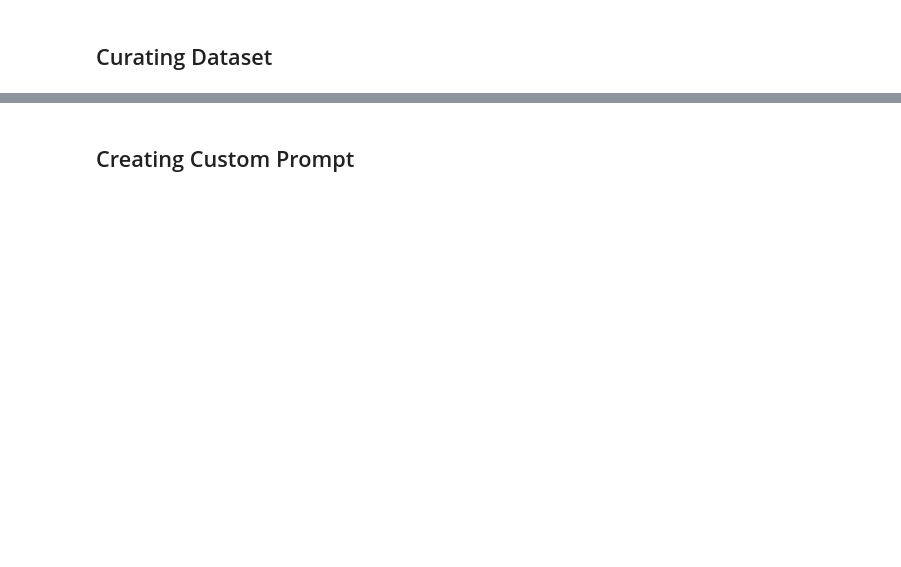
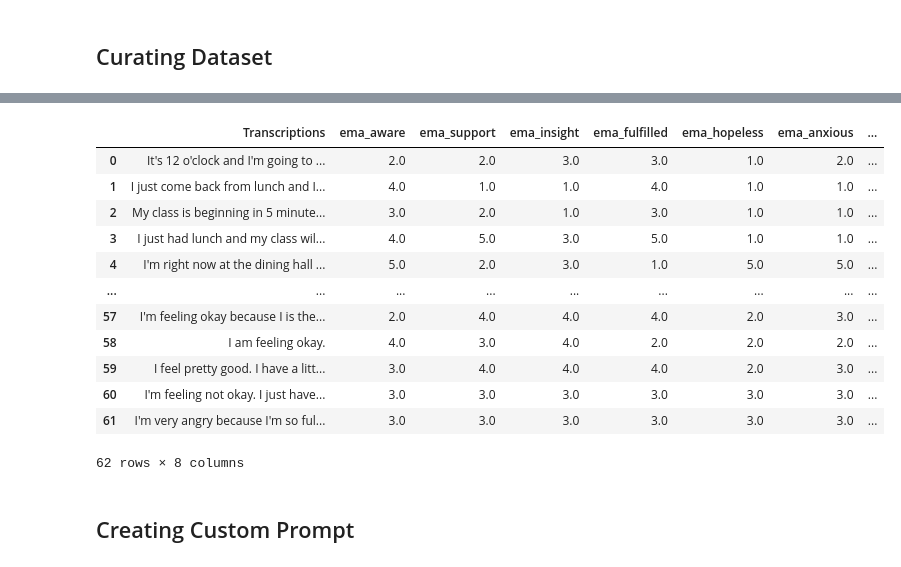
Before and after one commit to Yogesh914/cv-model-exploration, a Jupyter notebook: gemma_eval.ipynb, the cells around one changed output, grey strips where cells are left out. Saved outputs shown, nothing was run; the diff lists cells and outputs as text; code cells hidden in the pictures; blank space fills up the shorter version.

```diff
--- a/gemma_eval.ipynb
+++ b/gemma_eval.ipynb
@@ -193,10 +194,14 @@ df_transcriptions.to_csv('/content/drive/MyDrive/data/transcriptions.csv')
 # %% [markdown]
 ## Curating Dataset
 # %%
-ema_survey = pd.read_csv(os.path.join("/content/drive/MyDrive/data/emogo_full_study.csv"))
-filtered_columns = ['ema_aware', 'ema_support', 'ema_insight', 'ema_fulfilled', 'ema_hopeless', 'ema_anxious', 'Trigger.Index']
-df_filtered = ema_survey[filtered_columns]
+ema_survey = pd.read_csv(os.path.join("/content/drive/MyDrive/data/emo.csv"))
+df_filtered = ema_survey[ema_survey['webscreen_id'].isin([])]
+df_filtered = df_filtered[df_filtered['Trigger.Name']=="SCHEDULED EMA Trigger"]
 
-df_final = df_filtered[ema_survey['User.Email'] == '']
-df_final = df_final.dropna()
+filtered_columns = ['ema_aware', 'ema_support', 'ema_insight', 'ema_fulfilled', 'ema_hopeless', 'ema_anxious', 'webscreen_id']
+df_filtered = df_filtered[filtered_columns]
+
+
+df_final = df_filtered.dropna()
+df_final.sort_values(by='webscreen_id', inplace=True)
 df_final.reset_index(drop=True, inplace=True)
@@ -203,7 +224,21 @@ df_final.reset_index(drop=True, inplace=True)
 # %%
-merge = pd.concat([df_captions, df_final], axis=1)
-merge.to_csv(os.path.join("/content/drive/MyDrive/Colab Notebooks/data/merged_captions.csv"), index=False)
+merge = pd.concat([df_transcriptions, df_final], axis=1)
+merge.to_csv(os.path.join("/content/drive/MyDrive/data/merged_transcriptions.csv"), index=False)
 merge
+# %% [output]
+|  | Transcriptions | ema_aware | ema_support | ema_insight | ema_fulfilled | ema_hopeless | ema_anxious | ... |
+| 0 | It's 12 o'clock and I'm going to ... | 2.0 | 2.0 | 3.0 | 3.0 | 1.0 | 2.0 | ... |
+| 1 | I just come back from lunch and I... | 4.0 | 1.0 | 1.0 | 4.0 | 1.0 | 1.0 | ... |
+| 2 | My class is beginning in 5 minute... | 3.0 | 2.0 | 1.0 | 3.0 | 1.0 | 1.0 | ... |
+| 3 | I just had lunch and my class wil... | 4.0 | 5.0 | 3.0 | 5.0 | 1.0 | 1.0 | ... |
+| 4 | I'm right now at the dining hall ... | 5.0 | 2.0 | 3.0 | 1.0 | 5.0 | 5.0 | ... |
+| ... | ... | ... | ... | ... | ... | ... | ... | ... |
+| 57 | I'm feeling okay because I is the... | 2.0 | 4.0 | 4.0 | 4.0 | 2.0 | 3.0 | ... |
+| 58 | I am feeling okay. | 4.0 | 3.0 | 4.0 | 2.0 | 2.0 | 2.0 | ... |
+| 59 | I feel pretty good. I have a litt... | 3.0 | 4.0 | 4.0 | 4.0 | 2.0 | 3.0 | ... |
+| 60 | I'm feeling not okay. I just have... | 3.0 | 3.0 | 3.0 | 3.0 | 3.0 | 3.0 | ... |
+| 61 | I'm very angry because I'm so ful... | 3.0 | 3.0 | 3.0 | 3.0 | 3.0 | 3.0 | ... |
+62 rows × 8 columns
 # %% [markdown]
 ## Creating Custom Prompt
 # %%
```
Also changed, not shown: parts of 14 cells of this notebook.
